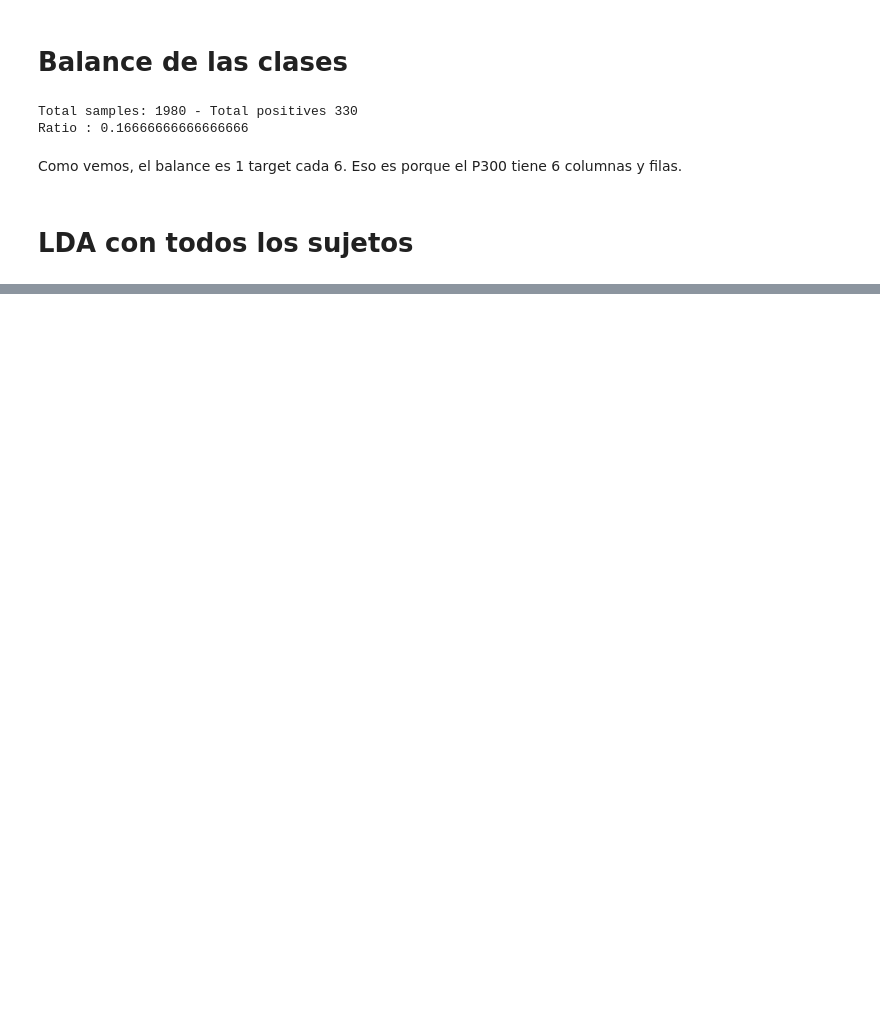
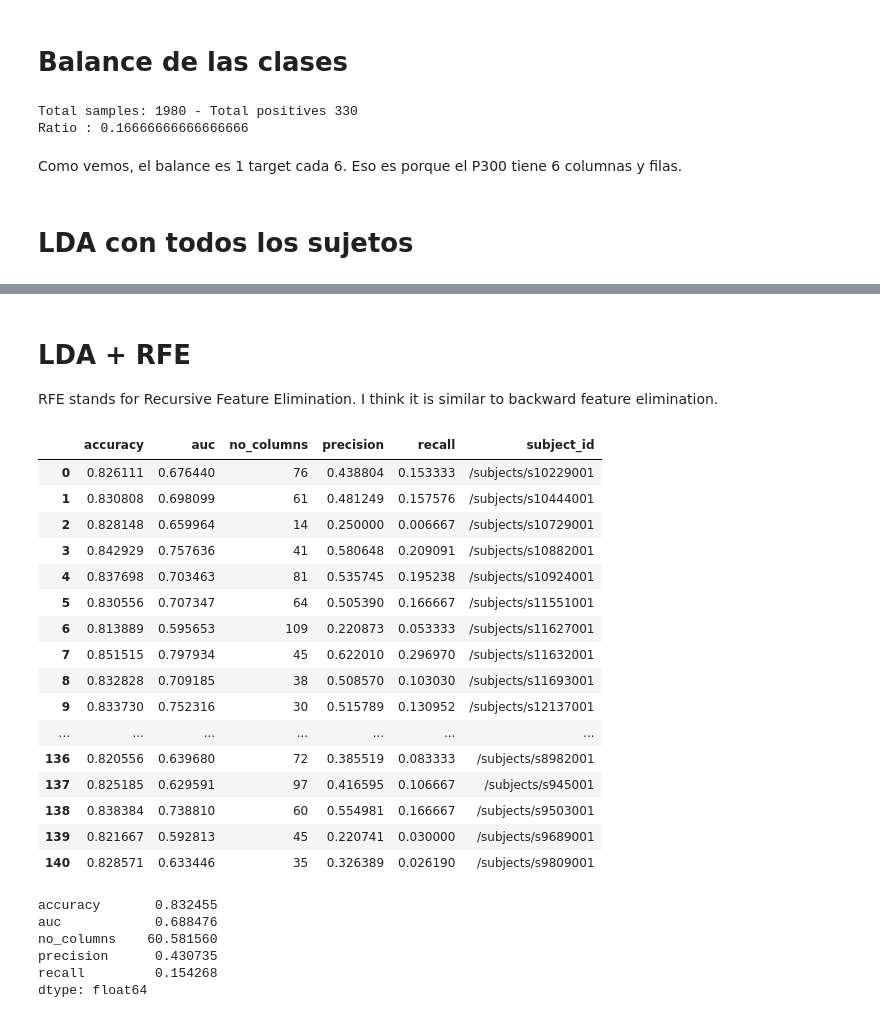
Before and after one commit to finiteautomata/p300speller, a Jupyter notebook: notebooks/classification.ipynb, the cells around one changed output, grey strips where cells are left out. Saved outputs shown, nothing was run; the diff lists cells and outputs as text; code cells hidden in the pictures; blank space fills up the shorter version.

```diff
--- a/notebooks/classification.ipynb
+++ b/notebooks/classification.ipynb
@@ -51,12 +54,12 @@ non_features = ['id', 'array_path', 'ch_names', 'event_time', 'event_type', 'ind
 
 def get_data_from_subject(hdf, key):
     df = hdf[key]
-    X = df[df.columns.difference(non_features)].as_matrix()
+    X = df[df.columns.difference(non_features)]
     y = df.target.as_matrix()
 
-    return X, y
+    return X.as_matrix(), y, X.columns
 
-X, y = get_data_from_subject(hdf, '/subjects/s5224001')
+X, y, names = get_data_from_subject(hdf, '/subjects/s5224001')
 
 X.shape
 # %% [output]
@@ -100,10 +134,9 @@ results = []
 clf = LinearDiscriminantAnalysis()
 
 for key in hdf.keys():
-    print("Analyzing {}".format(key))
     clf = LinearDiscriminantAnalysis()
 
-    X, y = get_data_from_subject(hdf, key)
+    X, y, _ = get_data_from_subject(hdf, key)
     auc = cross_val_score(clf, X, y, scoring='roc_auc').mean()
     precision = cross_val_score(clf, X, y, scoring='precision').mean()
     recall = cross_val_score(clf, X, y, scoring='recall').mean()
@@ -116,3 +149,5 @@ for key in hdf.keys():
         'precision': precision,
         'recall': recall,
     })
+
+results_df = pd.DataFrame(results)
@@ -168,0 +181,63 @@ dtype: float64
+# %% [markdown]
+# LDA + RFE
+
+
+RFE stands for Recursive Feature Elimination. I think it is similar to backward feature elimination.
+# %%
+from sklearn.feature_selection import RFE, RFECV
+
+results = []
+
+for key in hdf.keys():
+    clf = LinearDiscriminantAnalysis()
+    X, y, column_names = get_data_from_subject(hdf, key)
+
+    rfecv = RFECV(estimator=clf, step=1, scoring='roc_auc')
+    rfecv.fit(X, y)
+
+    X = X[:, rfecv.support_]
+
+    selected_columns = column_names[rfecv.support_]
+
+    auc = cross_val_score(clf, X, y, scoring='roc_auc').mean()
+    precision = cross_val_score(clf, X, y, scoring='precision').mean()
+    recall = cross_val_score(clf, X, y, scoring='recall').mean()
+    accuracy = cross_val_score(clf, X, y, scoring='accuracy').mean()
+
+    results.append({
+        'subject_id': key,
+        'auc': auc,
+        'accuracy': accuracy,
+        'precision': precision,
+        'recall': recall,
+        'no_columns': sum(rfecv.support_),
+        'column_names': ",".join(selected_columns),
+    })
+# %%
+results_df = pd.DataFrame(results)
+display(results_df[results_df.columns.difference(["column_names"])])
+display(results_df.mean())
+# %% [output]
+|  | accuracy | auc | no_columns | precision | recall | subject_id |
+| 0 | 0.826111 | 0.676440 | 76 | 0.438804 | 0.153333 | /subjects/s10229001 |
+| 1 | 0.830808 | 0.698099 | 61 | 0.481249 | 0.157576 | /subjects/s10444001 |
+| 2 | 0.828148 | 0.659964 | 14 | 0.250000 | 0.006667 | /subjects/s10729001 |
+| 3 | 0.842929 | 0.757636 | 41 | 0.580648 | 0.209091 | /subjects/s10882001 |
+| 4 | 0.837698 | 0.703463 | 81 | 0.535745 | 0.195238 | /subjects/s10924001 |
+| 5 | 0.830556 | 0.707347 | 64 | 0.505390 | 0.166667 | /subjects/s11551001 |
+| 6 | 0.813889 | 0.595653 | 109 | 0.220873 | 0.053333 | /subjects/s11627001 |
+| 7 | 0.851515 | 0.797934 | 45 | 0.622010 | 0.296970 | /subjects/s11632001 |
+| 8 | 0.832828 | 0.709185 | 38 | 0.508570 | 0.103030 | /subjects/s11693001 |
+| 9 | 0.833730 | 0.752316 | 30 | 0.515789 | 0.130952 | /subjects/s12137001 |
+| ... | ... | ... | ... | ... | ... | ... |
+| 136 | 0.820556 | 0.639680 | 72 | 0.385519 | 0.083333 | /subjects/s8982001 |
+| 137 | 0.825185 | 0.629591 | 97 | 0.416595 | 0.106667 | /subjects/s945001 |
+| 138 | 0.838384 | 0.738810 | 60 | 0.554981 | 0.166667 | /subjects/s9503001 |
+| 139 | 0.821667 | 0.592813 | 45 | 0.220741 | 0.030000 | /subjects/s9689001 |
+| 140 | 0.828571 | 0.633446 | 35 | 0.326389 | 0.026190 | /subjects/s9809001 |
+accuracy       0.832455
+auc            0.688476
+no_columns    60.581560
+precision      0.430735
+recall         0.154268
+dtype: float64
```
Also changed, not shown: parts of 15 cells of this notebook, 2 other files.
